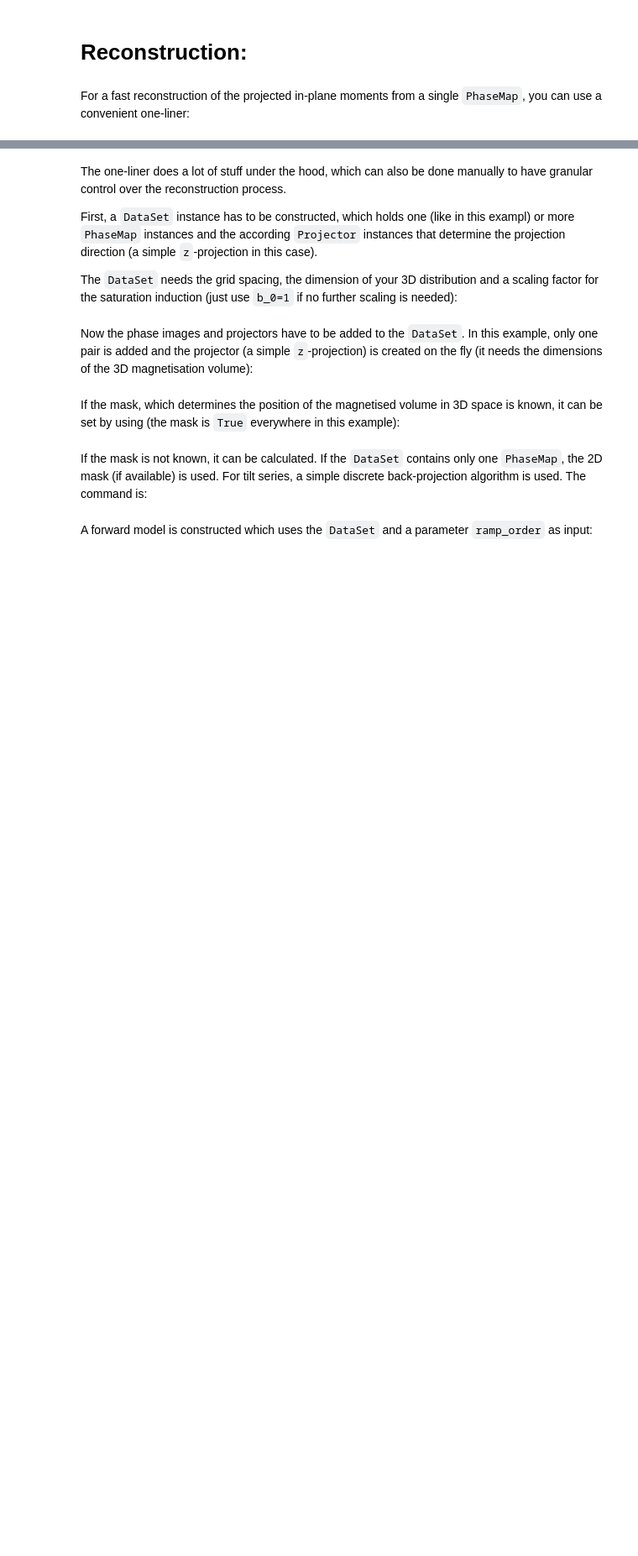
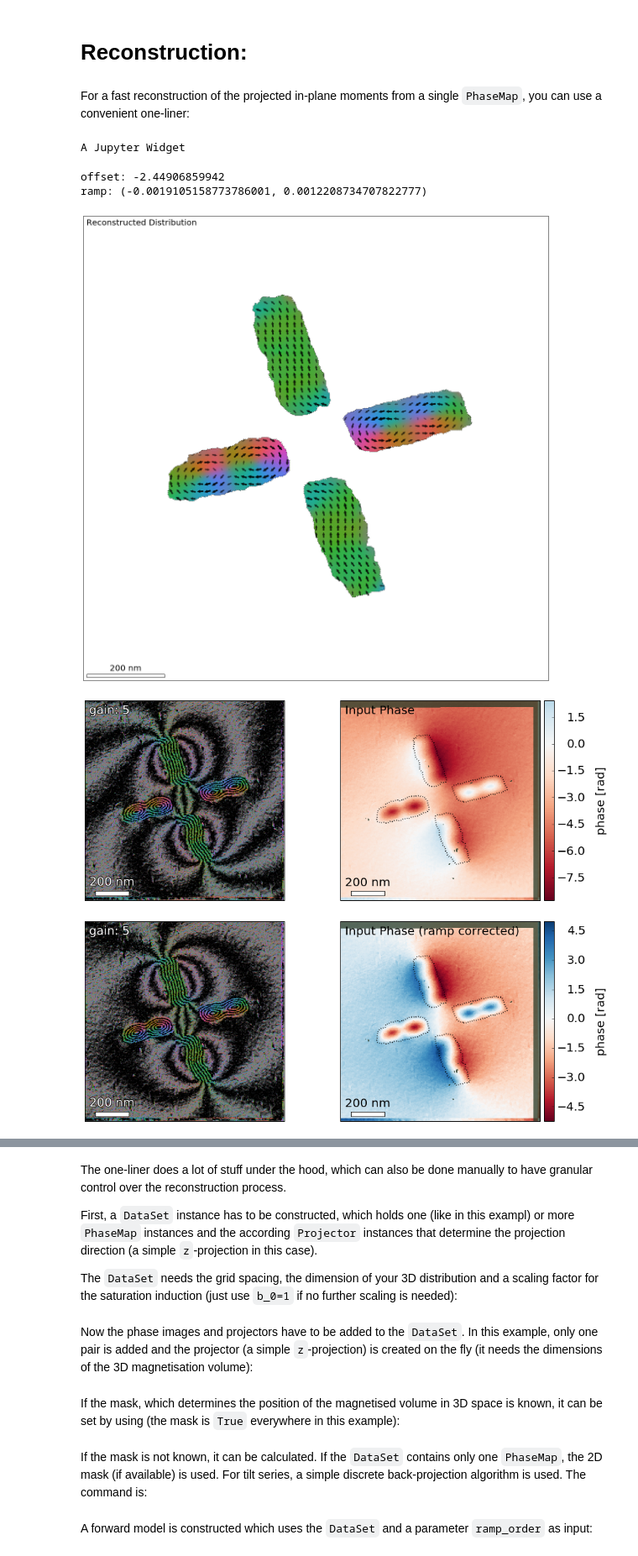
Before and after one commit to AurysSilinga/MBIR-TEM, a Jupyter notebook: demos/Pyramid Notebook Example.ipynb, the cells around one changed output, grey strips where cells are left out. Shown at 84% size. Cells and saved outputs as stored; diff of their text form; code cells hidden in the pictures; blank space fills up the shorter version.

```diff
--- a/demos/Pyramid Notebook Example.ipynb
+++ b/demos/Pyramid Notebook Example.ipynb
@@ -246,5 +341,12 @@ The function accepts optional parameters:
 # %% [markdown]
 For a fast reconstruction of the projected in-plane moments from a single `PhaseMap`, you can use a convenient one-liner:
 # %%
-phasemap = pr.load_phasemap(filename='phase.unf', mask='mask.png', confidence='confidence.png')
+phasemap = pr.load_phasemap(filename='files/phase.unf', mask='files/mask.png', confidence='files/confidence.png')
 magdata_rec, cost = pr.utils.reconstruction_2d_from_phasemap(phasemap, lam=0.01, plot_results=True)
+# %% [output]
+A Jupyter Widget
+offset: -2.44906859942
+ramp: (-0.0019105158773786001, 0.0012208734707822777)
+[figure, added]
+[figure, added]
+[figure, added]
```
Also changed, not shown: parts of 24 cells of this notebook, 3 other files.
